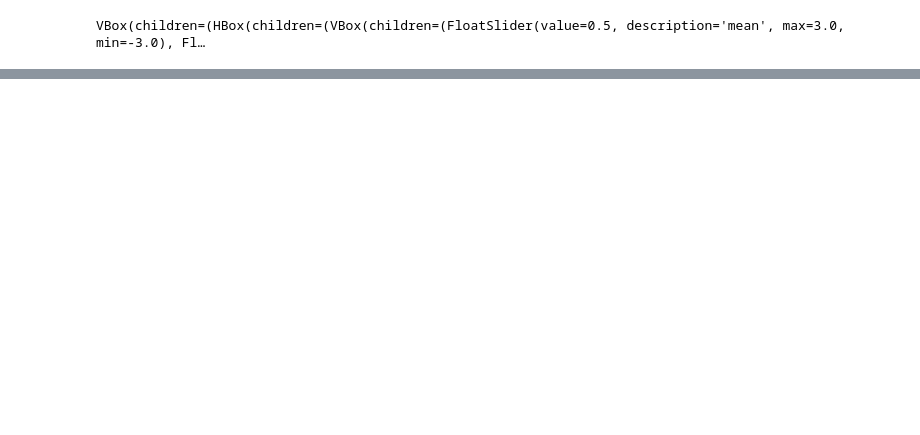
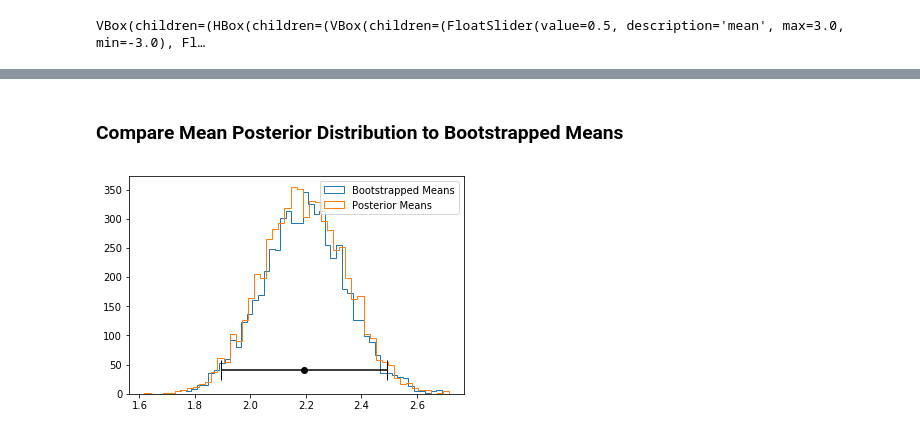
Before and after one commit to nickdelgrosso/ErrorBarsTalk, a Jupyter notebook: ConfidenceInStatisticsTalk.ipynb, the cells around one changed output, grey strips where cells are left out. Cells and saved outputs as stored; diff of their text form; code cells hidden in the pictures; blank space fills up the shorter version.

```diff
--- a/ConfidenceInStatisticsTalk.ipynb
+++ b/ConfidenceInStatisticsTalk.ipynb
@@ -117,0 +164,12 @@ VBox(children=(HBox(children=(VBox(children=(FloatSlider(value=0.5, description=
+# %% [markdown]
+### Compare Mean Posterior Distribution to Bootstrapped Means
+# %%
+plt.hist(np.random.choice(data, size=(6000, len(data))).mean(axis=1), bins=50, histtype='step', label='Bootstrapped Means');
+plt.hist(trace.mean, bins=50, histtype='step', label='Posterior Means')
+
+mean = trace.mean.mean()
+err1, err2 = np.percentile(trace.mean, [2.5, 97.5])
+plt.errorbar(y=40, x=mean, xerr=[[mean - err1], [err2 - mean]], capsize=10, fmt='o', color='black')
+plt.legend();
+# %% [output]
+[figure, added]
```
Also changed, not shown: parts of 10 cells of this notebook.
